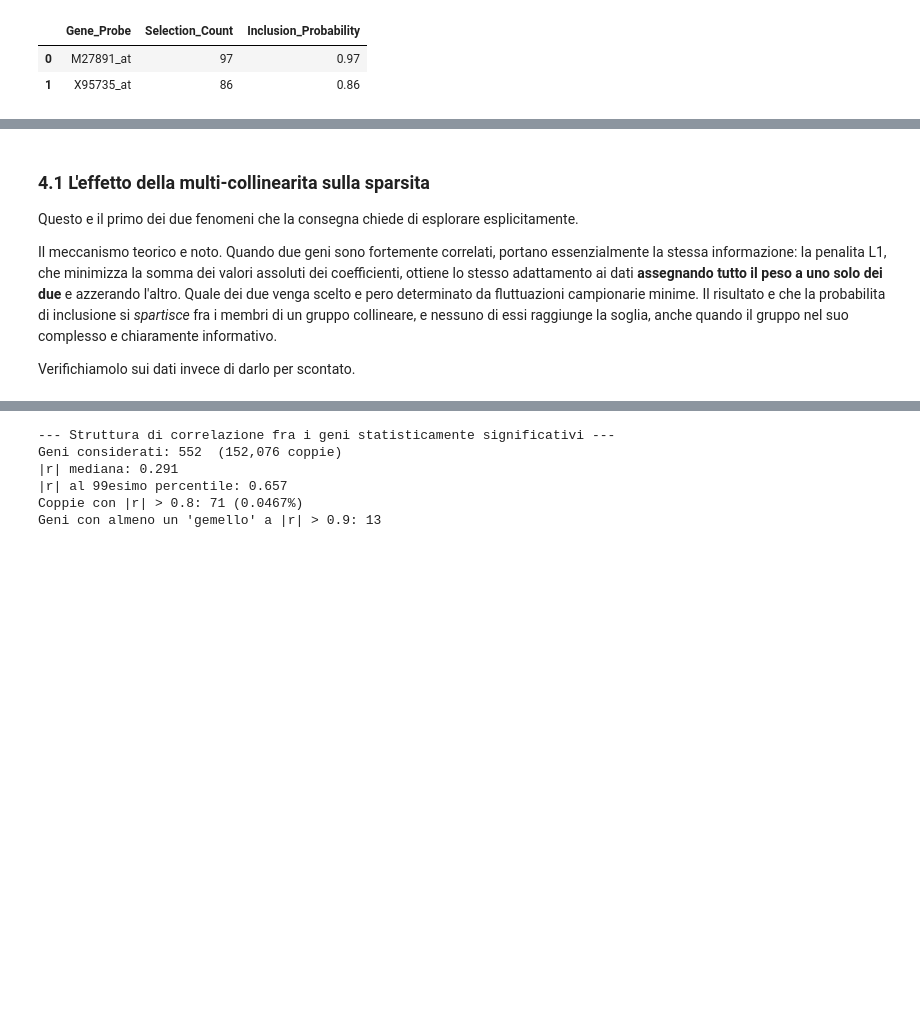
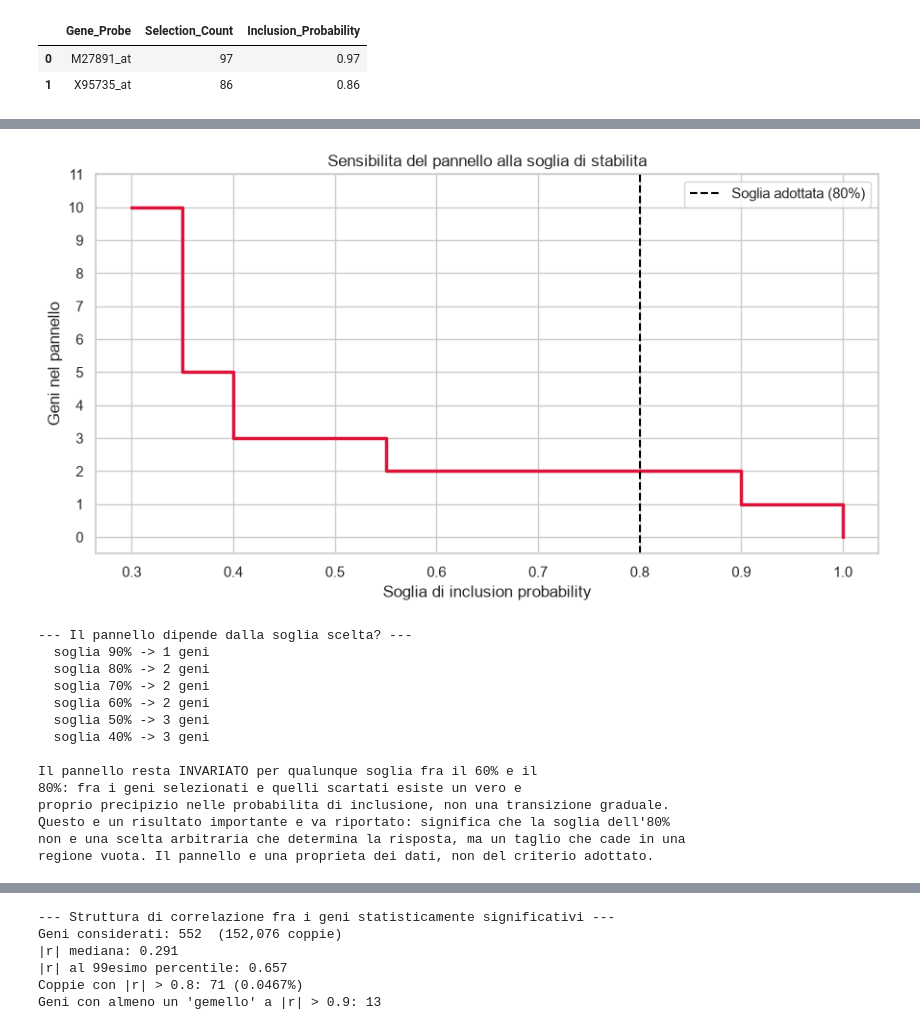
Before and after one commit to Iquadro1/analisi-dati, a Jupyter notebook: progetto/project_revised.ipynb, the cells around one changed output, grey strips where cells are left out. Saved outputs shown, nothing was run; the diff lists cells and outputs as text; code cells hidden in the pictures; blank space fills up the shorter version.

```diff
--- a/progetto/project_revised.ipynb
+++ b/progetto/project_revised.ipynb
@@ -793,17 +820,53 @@ I geni stabili (in rosso) sono quelli che entrano nel modello per primi, cioe ch
 resistono alla regolarizzazione piu severa, e che mantengono un peso non nullo su
 tutto l'intervallo. I geni in grigio compaiono solo quando la penalita si allenta:
 sono quelli la cui presenza nel modello dipende dal campione.
-# %% [markdown]
-### 4.1 L'effetto della multi-collinearita sulla sparsita
-
-Questo e il primo dei due fenomeni che la consegna chiede di esplorare esplicitamente.
-
-Il meccanismo teorico e noto. Quando due geni sono fortemente correlati, portano
-essenzialmente la stessa informazione: la penalita L1, che minimizza la somma dei valori
-assoluti dei coefficienti, ottiene lo stesso adattamento ai dati **assegnando tutto il peso a
-uno solo dei due** e azzerando l'altro. Quale dei due venga scelto e pero determinato da
-fluttuazioni campionarie minime. Il risultato e che la probabilita di inclusione si
-*spartisce* fra i membri di un gruppo collineare, e nessuno di essi raggiunge la soglia,
-anche quando il gruppo nel suo complesso e chiaramente informativo.
-
-Verifichiamolo sui dati invece di darlo per scontato.
+# %%
+thresholds = np.arange(0.30, 1.001, 0.05)
+sizes = [int((lasso_stability_df["Inclusion_Probability"] >= t).sum()) for t in thresholds]
+
+fig, ax = plt.subplots(figsize=(9, 5))
+ax.step(thresholds, sizes, where="post", color="crimson", linewidth=2.5)
+ax.axvline(STABILITY_THRESHOLD, color="black", linestyle="--",
+           label=f"Soglia adottata ({STABILITY_THRESHOLD:.0%})")
+ax.set_xlabel("Soglia di inclusion probability")
+ax.set_ylabel("Geni nel pannello")
+ax.set_title("Sensibilita del pannello alla soglia di stabilita")
+ax.set_yticks(range(0, max(sizes) + 2))
+ax.legend()
+plt.tight_layout()
+plt.show()
+
+print("--- Il pannello dipende dalla soglia scelta? ---")
+for t in (0.9, 0.8, 0.7, 0.6, 0.5, 0.4):
+    n = int((lasso_stability_df["Inclusion_Probability"] >= t).sum())
+    print(f"  soglia {t:.0%} -> {n} geni")
+
+plateau = [t for t in (0.6, 0.7, 0.8) if
+           int((lasso_stability_df["Inclusion_Probability"] >= t).sum()) == len(lasso_final_genes)]
+print()
+if len(plateau) >= 2:
+    print(f"Il pannello resta INVARIATO per qualunque soglia fra il {min(plateau):.0%} e il")
+    print(f"{STABILITY_THRESHOLD:.0%}: fra i geni selezionati e quelli scartati esiste un vero e")
+    print("proprio precipizio nelle probabilita di inclusione, non una transizione graduale.")
+    print("Questo e un risultato importante e va riportato: significa che la soglia dell'80%")
+    print("non e una scelta arbitraria che determina la risposta, ma un taglio che cade in una")
+    print("regione vuota. Il pannello e una proprieta dei dati, non del criterio adottato.")
+else:
+    print("Il pannello varia con la soglia: la scelta dell'80% influenza il risultato e va")
+    print("quindi giustificata esplicitamente, riportando questa curva nel report.")
+# %% [output]
+[figure, added]
+--- Il pannello dipende dalla soglia scelta? ---
+  soglia 90% -> 1 geni
+  soglia 80% -> 2 geni
+  soglia 70% -> 2 geni
+  soglia 60% -> 2 geni
+  soglia 50% -> 3 geni
+  soglia 40% -> 3 geni
+
+Il pannello resta INVARIATO per qualunque soglia fra il 60% e il
+80%: fra i geni selezionati e quelli scartati esiste un vero e
+proprio precipizio nelle probabilita di inclusione, non una transizione graduale.
+Questo e un risultato importante e va riportato: significa che la soglia dell'80%
+non e una scelta arbitraria che determina la risposta, ma un taglio che cade in una
+regione vuota. Il pannello e una proprieta dei dati, non del criterio adottato.
```
Also changed, not shown: parts of 14 cells of this notebook, 1 other file.
